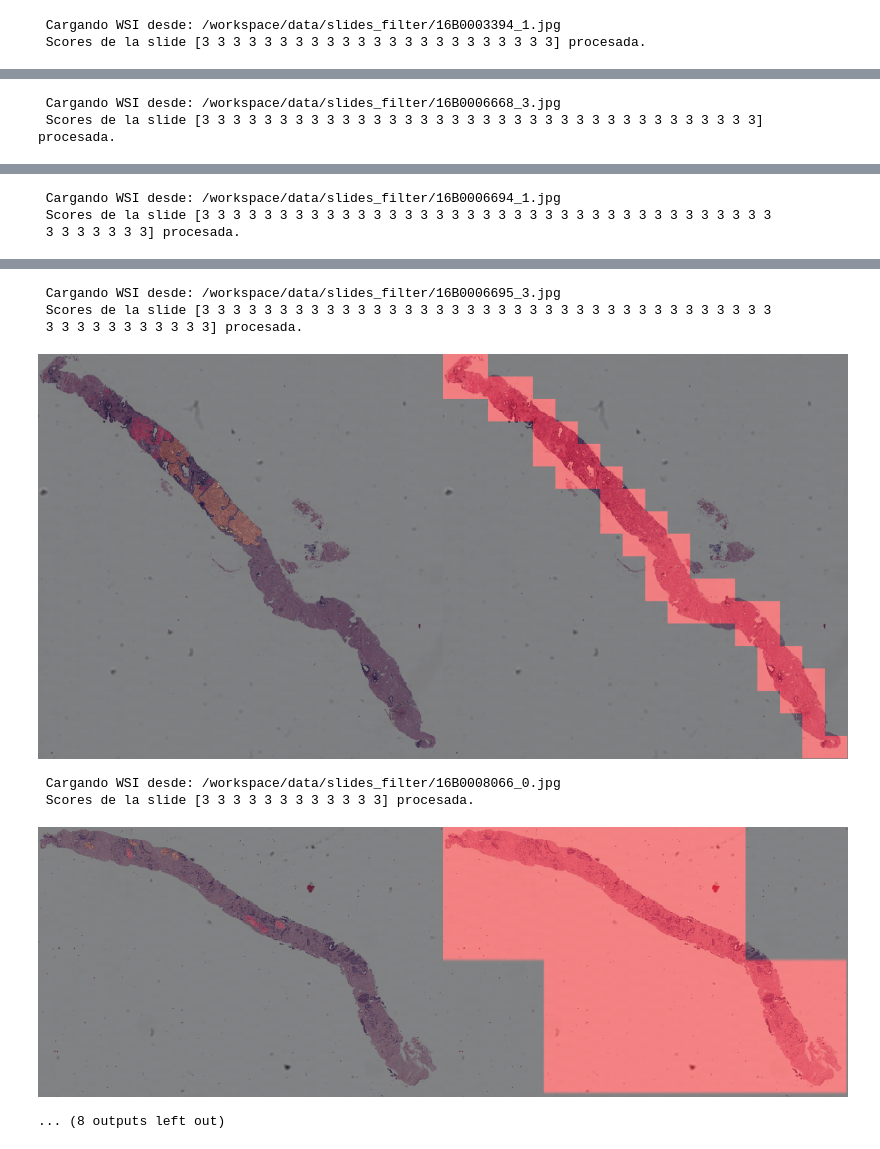
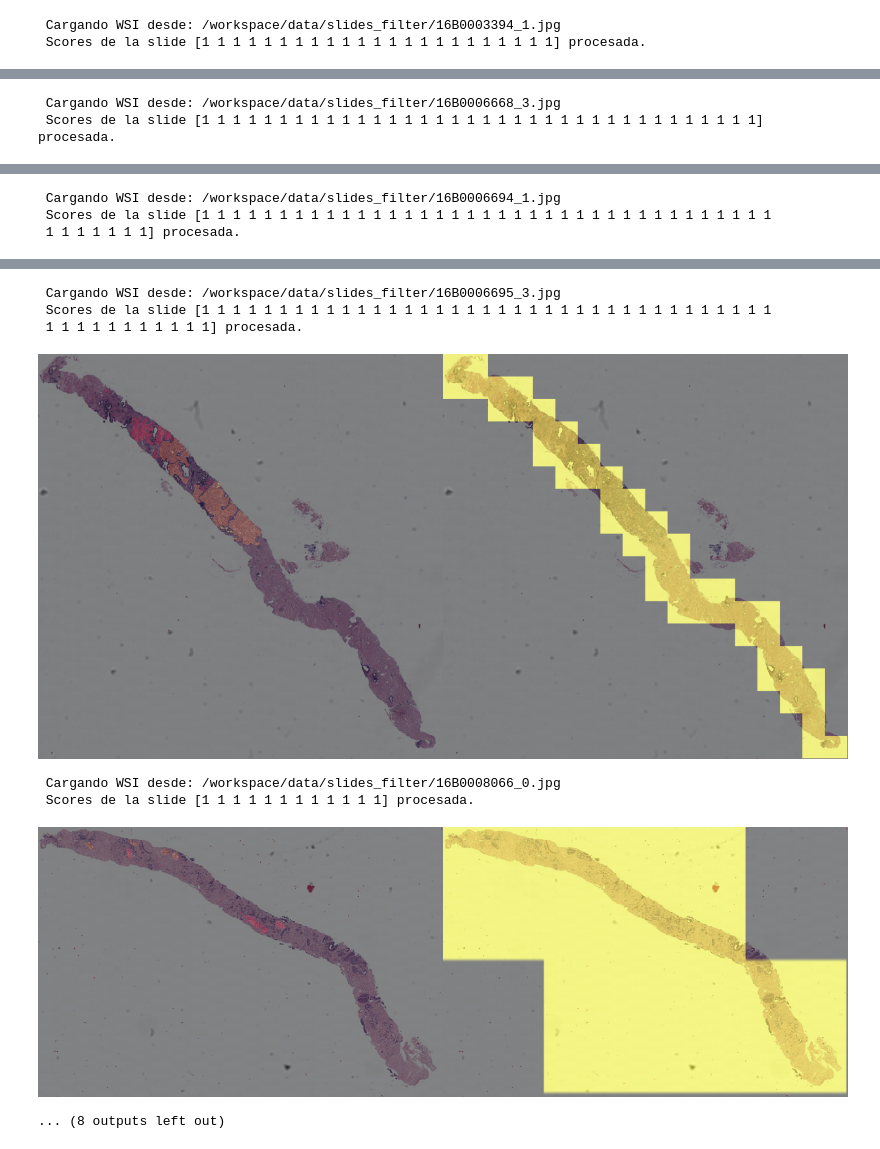
Before and after one commit to Nataliah612/Prost_Graph, a Jupyter notebook: notebooks/heatmaps.ipynb, the cells around one changed output, grey strips where cells are left out. Cells and saved outputs as stored; diff of their text form; code cells hidden in the pictures.

```diff
--- a/notebooks/heatmaps.ipynb
+++ b/notebooks/heatmaps.ipynb
@@ -70,14 +70,14 @@ current_dir  = os.path.abspath(os.getcwd())# Directorio actual
 sys.path.append(os.path.dirname(current_dir))
 
 from utils.data_load import WSI_Dataset, create_file_label_df, collate_fn
-from utils.utils_train import run_epoch
+from utils.train_utils import run_epoch
 from utils.heatmap_utils import build_heatmap, overlay_heatmap_on_image, draw_gt_patches
 
 from models.keep_model import get_keep_ia3_model
 from models.CNN import CNNEmbedder
 
 # DEFINE PATHS
-ckpt_path = "/workspace/results/try_cnn_mlp_lr_0.0001_bz_4_epochs_10_weightdecay1e-05_small_dataset/last_model"
+ckpt_path = "/workspace/results/try_cnn_graph_lr_0.0001_bz_4_epochs_50_weightdecay1e-05_small_dataset/last_model"
 result_path = "/workspace/data/patch_coord_2.xlsx"
 folder_original_imgs = '/workspace/data/slides_filter'
 num_img_show = 10
@@ -95,11 +95,15 @@ device = accelerator.device
 print(f" Usando dispositivo: {device}", flush = True)
 
 # LOADING MODEL
+if "cnn" in ckpt_path:
+    print(f"Model: CNN")
+    model = CNNEmbedder(clasification_model='graph')
+if "keep" in ckpt_path:
+    print(f"Model: KEEP")
+    model = get_keep_ia3_model(clasification_model='graph', pretrain=False )
+    model = torch.nn.SyncBatchNorm.convert_sync_batchnorm(model)
 
-#model = get_keep_ia3_model(clasification_model='graph', pretrain=False )
-model = CNNEmbedder(clasification_model='graph')
 accelerator.load_state(ckpt_path)
-#model = torch.nn.SyncBatchNorm.convert_sync_batchnorm(model)
 print(" Pesos cargados correctamente")
 
 loss = nn.BCELoss()
@@ -182,2 +188,2 @@ AUPRC (Weighted): 0.4117963791804878
  Cargando WSI desde: /workspace/data/slides_filter/16B0003394_1.jpg
- Scores de la slide [3 3 3 3 3 3 3 3 3 3 3 3 3 3 3 3 3 3 3 3 3 3 3] procesada.
+ Scores de la slide [1 1 1 1 1 1 1 1 1 1 1 1 1 1 1 1 1 1 1 1 1 1 1] procesada.
@@ -185,2 +191,2 @@ AUPRC (Weighted): 0.4117963791804878
  Cargando WSI desde: /workspace/data/slides_filter/16B0006668_3.jpg
- Scores de la slide [3 3 3 3 3 3 3 3 3 3 3 3 3 3 3 3 3 3 3 3 3 3 3 3 3 3 3 3 3 3 3 3 3 3 3 3] procesada.
+ Scores de la slide [1 1 1 1 1 1 1 1 1 1 1 1 1 1 1 1 1 1 1 1 1 1 1 1 1 1 1 1 1 1 1 1 1 1 1 1] procesada.
@@ -188,3 +194,3 @@ AUPRC (Weighted): 0.4117963791804878
  Cargando WSI desde: /workspace/data/slides_filter/16B0006694_1.jpg
- Scores de la slide [3 3 3 3 3 3 3 3 3 3 3 3 3 3 3 3 3 3 3 3 3 3 3 3 3 3 3 3 3 3 3 3 3 3 3 3 3
- 3 3 3 3 3 3 3] procesada.
+ Scores de la slide [1 1 1 1 1 1 1 1 1 1 1 1 1 1 1 1 1 1 1 1 1 1 1 1 1 1 1 1 1 1 1 1 1 1 1 1 1
+ 1 1 1 1 1 1 1] procesada.
@@ -192,8 +198,8 @@ AUPRC (Weighted): 0.4117963791804878
  Cargando WSI desde: /workspace/data/slides_filter/16B0006695_3.jpg
- Scores de la slide [3 3 3 3 3 3 3 3 3 3 3 3 3 3 3 3 3 3 3 3 3 3 3 3 3 3 3 3 3 3 3 3 3 3 3 3 3
- 3 3 3 3 3 3 3 3 3 3 3] procesada.
+ Scores de la slide [1 1 1 1 1 1 1 1 1 1 1 1 1 1 1 1 1 1 1 1 1 1 1 1 1 1 1 1 1 1 1 1 1 1 1 1 1
+ 1 1 1 1 1 1 1 1 1 1 1] procesada.
-[figure, old version]
+[figure, new version]
  Cargando WSI desde: /workspace/data/slides_filter/16B0008066_0.jpg
- Scores de la slide [3 3 3 3 3 3 3 3 3 3 3 3] procesada.
+ Scores de la slide [1 1 1 1 1 1 1 1 1 1 1 1] procesada.
-[figure, old version]
+[figure, new version]
 ... (8 outputs left out)
```
Also changed, not shown: parts of 1 cell of this notebook, 5 other files.
